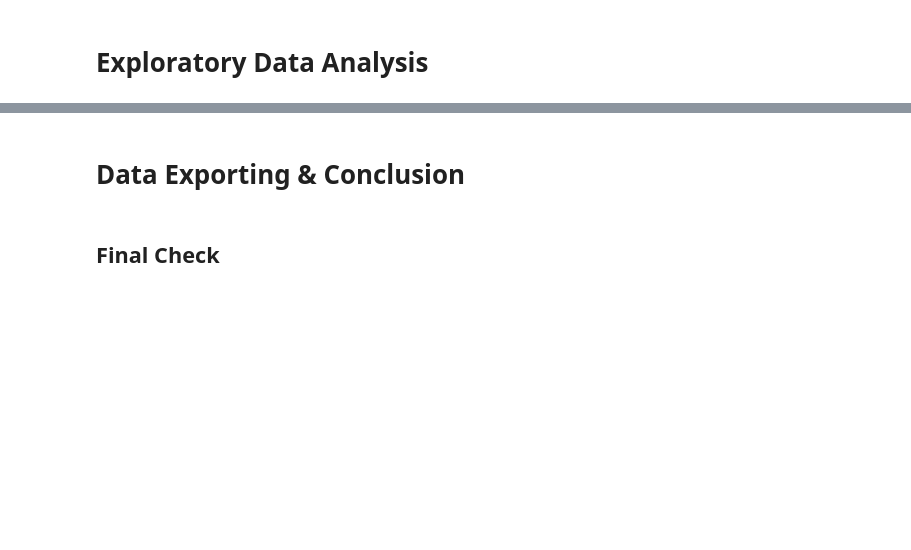
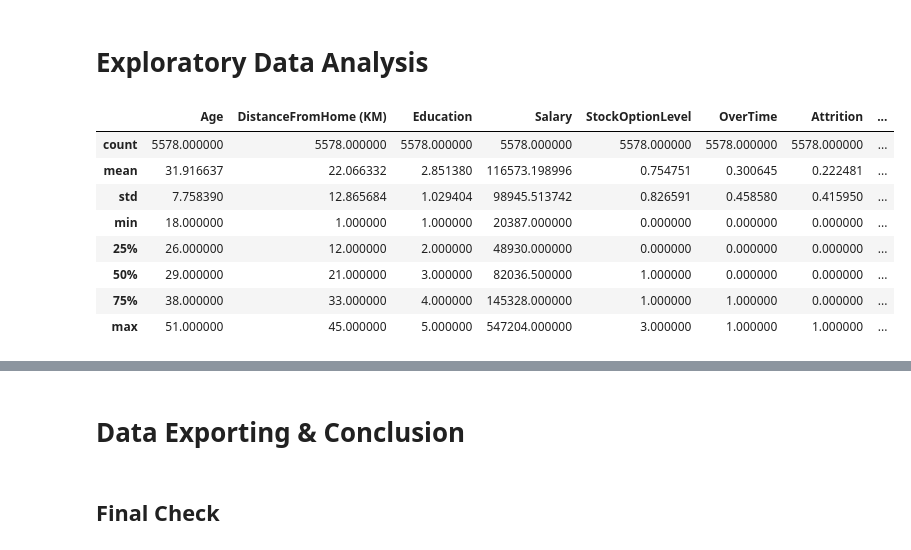
Before and after one commit to alfitraaa/hr_analytics, a Jupyter notebook: HR_Analytics.ipynb, the cells around one changed output, grey strips where cells are left out. Cells and saved outputs as stored; diff of their text form; code cells hidden in the pictures; blank space fills up the shorter version.

```diff
--- a/HR_Analytics.ipynb
+++ b/HR_Analytics.ipynb
@@ -251,2 +269,14 @@ cleaned_rating = valid_rating.copy()
 # %% [markdown]
 # Exploratory Data Analysis
+# %%
+cleaned_rating.describe()
+# %% [output]
+|  | Age | DistanceFromHome (KM) | Education | Salary | StockOptionLevel | OverTime | Attrition | ... |
+| count | 5578.000000 | 5578.000000 | 5578.000000 | 5578.000000 | 5578.000000 | 5578.000000 | 5578.000000 | ... |
+| mean | 31.916637 | 22.066332 | 2.851380 | 116573.198996 | 0.754751 | 0.300645 | 0.222481 | ... |
+| std | 7.758390 | 12.865684 | 1.029404 | 98945.513742 | 0.826591 | 0.458580 | 0.415950 | ... |
+| min | 18.000000 | 1.000000 | 1.000000 | 20387.000000 | 0.000000 | 0.000000 | 0.000000 | ... |
+| 25% | 26.000000 | 12.000000 | 2.000000 | 48930.000000 | 0.000000 | 0.000000 | 0.000000 | ... |
+| 50% | 29.000000 | 21.000000 | 3.000000 | 82036.500000 | 1.000000 | 0.000000 | 0.000000 | ... |
+| 75% | 38.000000 | 33.000000 | 4.000000 | 145328.000000 | 1.000000 | 1.000000 | 0.000000 | ... |
+| max | 51.000000 | 45.000000 | 5.000000 | 547204.000000 | 3.000000 | 1.000000 | 1.000000 | ... |
```
Also changed, not shown: parts of 14 cells of this notebook.
